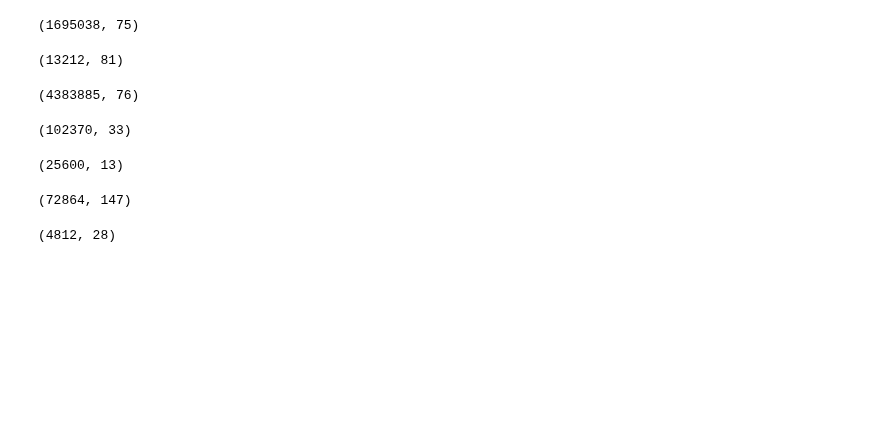
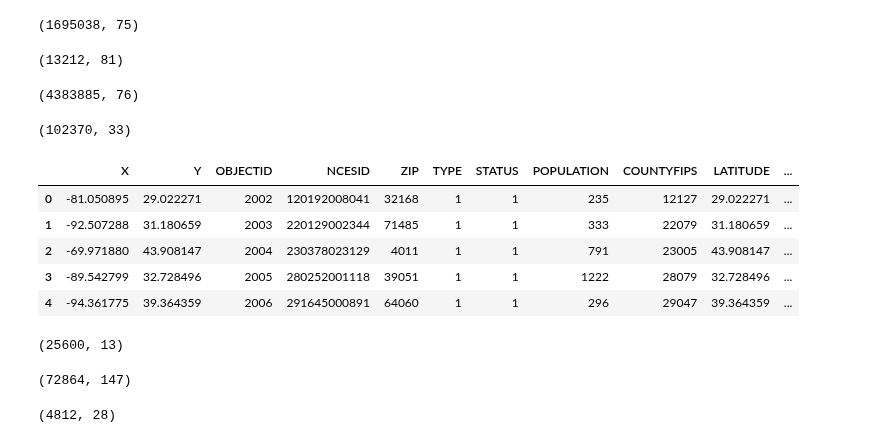
Before and after one commit to norgrenm/US_House_Price_Prediction, a Jupyter notebook: notebooks/DM-US_HousingData.ipynb, the cells around one changed output. Saved outputs shown, nothing was run; the diff lists cells and outputs as text; code cells hidden in the pictures; blank space fills up the shorter version.

```diff
--- a/notebooks/DM-US_HousingData.ipynb
+++ b/notebooks/DM-US_HousingData.ipynb
@@ -109,6 +150,42 @@ zip_df.shape
 PS_df.shape
 # %% [output]
 (102370, 33)
+# %%
+#Drop ZIP4 because 43% of data missing and already have other location indicators; don't need Telephone, website, source,
+#'VAL_METHOD', 'NAICS_CODE'; 'NAICS_DESC' is generalized description of 'LEVEL'; SHELTER_ID doesn't have 76% of data available
+
+PS_df.drop(['ZIP4', 'TELEPHONE', 'SHELTER_ID', 'WEBSITE', 'SOURCE', 'VAL_METHOD', 'NAICS_CODE', 'NAICS_DESC'], axis = 1, inplace = True)
+
+#Drop Puerto Rico location
+PS_df = PS_df[PS_df.COUNTRY != 'PRI']
+
+#Drop Country column since all inland
+PS_df.drop(['COUNTRY', 'NAME', 'ADDRESS', 'CITY', 'STATE', 'COUNTY', 'VAL_DATE'], axis = 1, inplace = True)
+
+from sklearn.preprocessing import LabelEncoder
+#Instantiate LabelEncoder
+le = LabelEncoder()
+
+#Encode 'LEVEL_'
+PS_df['LEVEL_'] = le.fit_transform(PS_df['LEVEL_'] )
+
+#Encode 'ST_GRADE'
+PS_df['ST_GRADE'] = le.fit_transform(PS_df['ST_GRADE'] )
+
+#Encode 'END_GRADE'
+PS_df['END_GRADE'] = le.fit_transform(PS_df['END_GRADE'])
+
+#Convert SOURCEDATE to actual datatime type
+PS_df['SOURCEDATE'] = pd.to_datetime(PS_df['SOURCEDATE'])
+# %%
+PS_df.head()
+# %% [output]
+|  | X | Y | OBJECTID | NCESID | ZIP | TYPE | STATUS | POPULATION | COUNTYFIPS | LATITUDE | ... |
+| 0 | -81.050895 | 29.022271 | 2002 | 120192008041 | 32168 | 1 | 1 | 235 | 12127 | 29.022271 | ... |
+| 1 | -92.507288 | 31.180659 | 2003 | 220129002344 | 71485 | 1 | 1 | 333 | 22079 | 31.180659 | ... |
+| 2 | -69.971880 | 43.908147 | 2004 | 230378023129 | 4011 | 1 | 1 | 791 | 23005 | 43.908147 | ... |
+| 3 | -89.542799 | 32.728496 | 2005 | 280252001118 | 39051 | 1 | 1 | 1222 | 28079 | 32.728496 | ... |
+| 4 | -94.361775 | 39.364359 | 2006 | 291645000891 | 64060 | 1 | 1 | 296 | 29047 | 39.364359 | ... |
 # %%
 ## Starbucks -- Cleaning EA
 SBUX_df.shape
```
Also changed, not shown: parts of 10 cells of this notebook.
